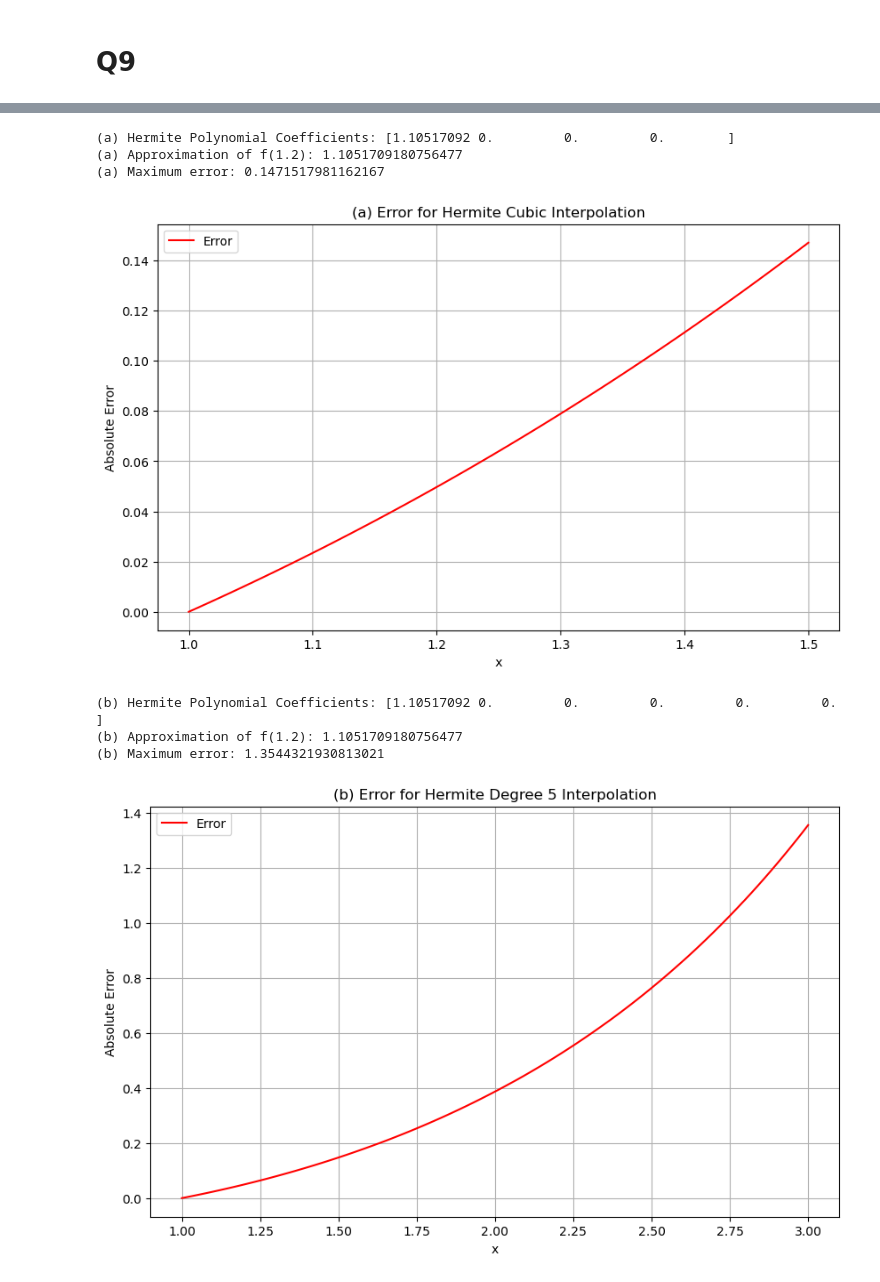
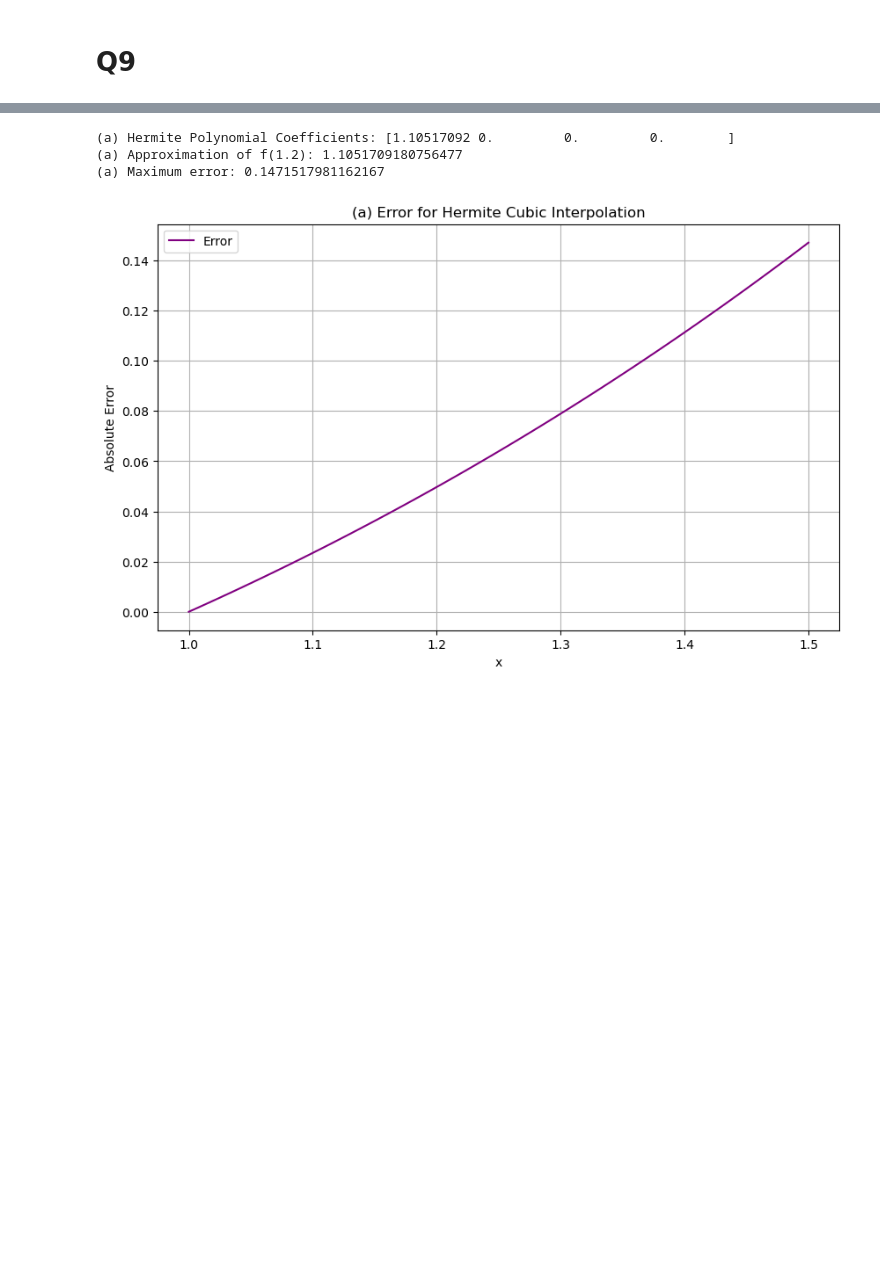
Before and after one commit to atkrish0/numerical-analysis-rbs, a Jupyter notebook: hw3/Atheesh_Krishnan_NA_HW3.ipynb, the cells around one changed output, grey strips where cells are left out. Cells and saved outputs as stored; diff of their text form; code cells hidden in the pictures; blank space fills up the shorter version.

```diff
--- a/hw3/Atheesh_Krishnan_NA_HW3.ipynb
+++ b/hw3/Atheesh_Krishnan_NA_HW3.ipynb
@@ -384,83 +325,34 @@ print(f"(b) Absolute Error: {error_b}")
 # %%
-def f(x):
-    return np.exp(x**2 / 10)
-
-def f_prime(x):
-    return (2 * x / 10) * np.exp(x**2 / 10)
-
 # (a) Hermite Interpolation on [1, 1.5]
 x_a = [1, 1.5]
 y_a = f(np.array(x_a))
 dy_a = f_prime(np.array(x_a))
 
-# Compute Hermite polynomial coefficients
 z_a, coef_a = nu.hermite_interpolation(x_a, y_a, dy_a)
 
-# Display coefficients
 print(f"(a) Hermite Polynomial Coefficients: {coef_a}")
 
-# Approximate f(1.2)
 approx_a = nu.evaluate_hermite(z_a, coef_a, 1.2)
 print(f"(a) Approximation of f(1.2): {approx_a}")
 
-# Compute error and plot
 x_dense_a = np.linspace(1, 1.5, 100)
 f_dense_a = f(x_dense_a)
 hermite_dense_a = [nu.evaluate_hermite(z_a, coef_a, xi) for xi in x_dense_a]
 error_a = np.abs(f_dense_a - hermite_dense_a)
 
-# Maximum error
 max_error_a = np.max(error_a)
 print(f"(a) Maximum error: {max_error_a}")
 
 plt.figure(figsize=(10, 6))
-plt.plot(x_dense_a, error_a, label="Error", color="red")
+plt.plot(x_dense_a, error_a, label="Error", color="purple")
 plt.title("(a) Error for Hermite Cubic Interpolation")
 plt.xlabel("x")
 plt.ylabel("Absolute Error")
 plt.legend()
 plt.grid(True)
 plt.show()
-
-# (b) Hermite Interpolation on [1, 2, 3]
-x_b = [1, 2, 3]
-y_b = f(np.array(x_b))
-dy_b = f_prime(np.array(x_b))
-
-# Compute Hermite polynomial coefficients
-z_b, coef_b = nu.hermite_interpolation(x_b, y_b, dy_b)
-
-# Display coefficients
-print(f"(b) Hermite Polynomial Coefficients: {coef_b}")
-
-# Approximate f(1.2)
-approx_b = nu.evaluate_hermite(z_b, coef_b, 1.2)
-print(f"(b) Approximation of f(1.2): {approx_b}")
-
-# Compute error and plot
-x_dense_b = np.linspace(1, 3, 100)
-f_dense_b = f(x_dense_b)
-hermite_dense_b = [nu.evaluate_hermite(z_b, coef_b, xi) for xi in x_dense_b]
-error_b = np.abs(f_dense_b - hermite_dense_b)
-
-# Maximum error
-max_error_b = np.max(error_b)
-print(f"(b) Maximum error: {max_error_b}")
-
-plt.figure(figsize=(10, 6))
-plt.plot(x_dense_b, error_b, label="Error", color="red")
-plt.title("(b) Error for Hermite Degree 5 Interpolation")
-plt.xlabel("x")
-plt.ylabel("Absolute Error")
-plt.legend()
-plt.grid(True)
-plt.show()
 # %% [output]
 (a) Hermite Polynomial Coefficients: [1.10517092 0.         0.         0.        ]
 (a) Approximation of f(1.2): 1.1051709180756477
 (a) Maximum error: 0.1471517981162167
-[figure, old version]
+[figure, new version]
-(b) Hermite Polynomial Coefficients: [1.10517092 0.         0.         0.         0.         0.        ]
-(b) Approximation of f(1.2): 1.1051709180756477
-(b) Maximum error: 1.3544321930813021
-[figure, removed]
```
Also changed, not shown: parts of 3 cells of this notebook, 1 other file.
